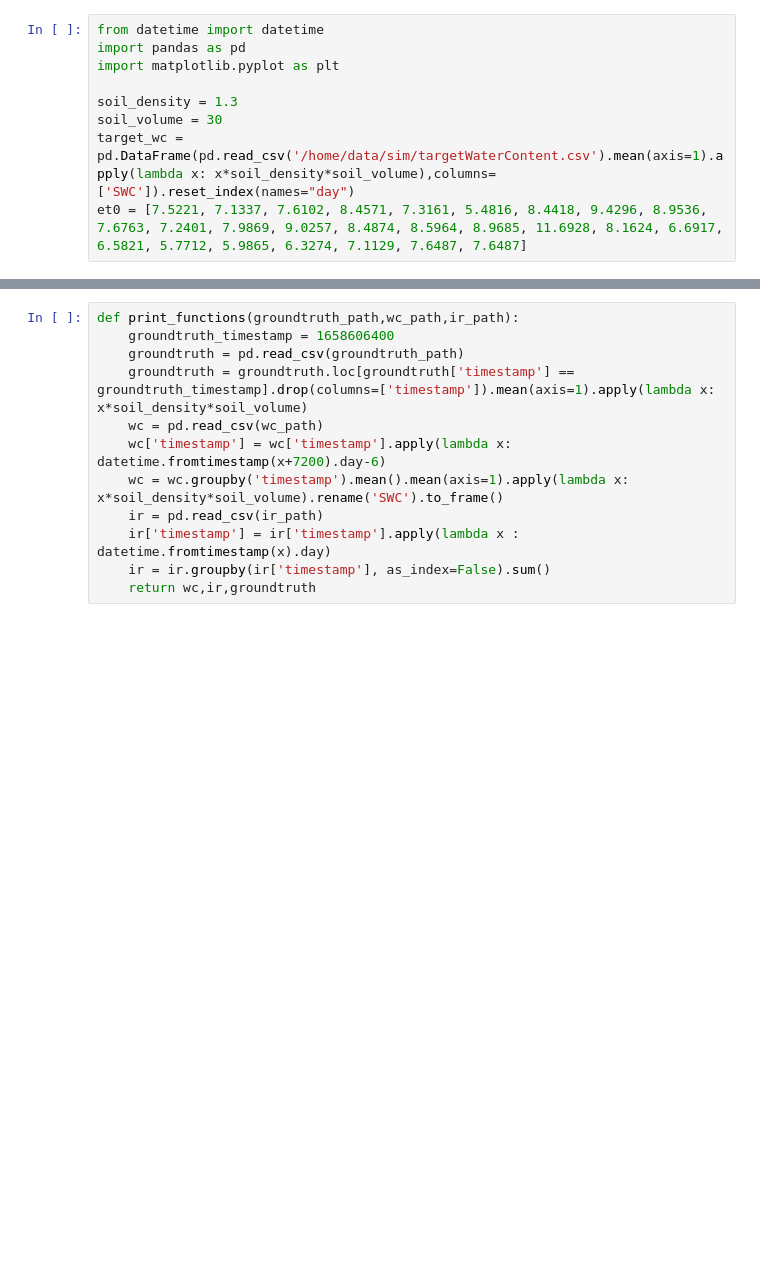
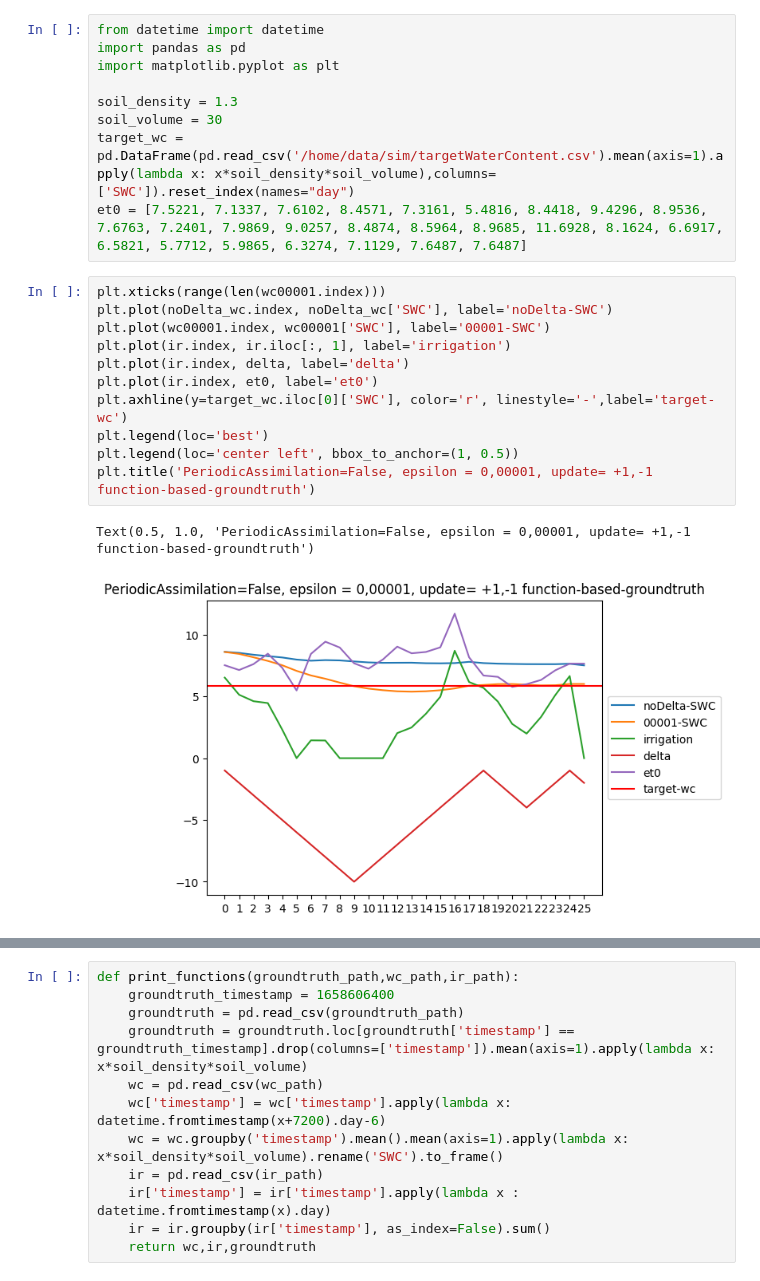
Before and after one commit to josephgiovanelli/et0_calculation, a Jupyter notebook: notebook.ipynb, the cells around one changed output, grey strips where cells are left out. Cells and saved outputs as stored; diff of their text form; blank space fills up the shorter version.

```diff
--- a/notebook.ipynb
+++ b/notebook.ipynb
@@ -307,6 +307,20 @@ soil_density = 1.3
 soil_volume = 30
 target_wc = pd.DataFrame(pd.read_csv('/home/data/sim/targetWaterContent.csv').mean(axis=1).apply(lambda x: x*soil_density*soil_volume),columns=['SWC']).reset_index(names="day")
 et0 = [7.5221, 7.1337, 7.6102, 8.4571, 7.3161, 5.4816, 8.4418, 9.4296, 8.9536, 7.6763, 7.2401, 7.9869, 9.0257, 8.4874, 8.5964, 8.9685, 11.6928, 8.1624, 6.6917, 6.5821, 5.7712, 5.9865, 6.3274, 7.1129, 7.6487, 7.6487]
+# %%
+plt.xticks(range(len(wc00001.index)))
+plt.plot(noDelta_wc.index, noDelta_wc['SWC'], label='noDelta-SWC')
+plt.plot(wc00001.index, wc00001['SWC'], label='00001-SWC')
+plt.plot(ir.index, ir.iloc[:, 1], label='irrigation')
+plt.plot(ir.index, delta, label='delta')
+plt.plot(ir.index, et0, label='et0')
+plt.axhline(y=target_wc.iloc[0]['SWC'], color='r', linestyle='-',label='target-wc')
+plt.legend(loc='best')
+plt.legend(loc='center left', bbox_to_anchor=(1, 0.5))
+plt.title('PeriodicAssimilation=False, epsilon = 0,00001, update= +1,-1 function-based-groundtruth')
+# %% [output]
+Text(0.5, 1.0, 'PeriodicAssimilation=False, epsilon = 0,00001, update= +1,-1 function-based-groundtruth')
+[figure, added]
 # %%
 #Testing with different tolerances
 
```
Also changed, not shown: parts of 8 cells of this notebook, 3 other files.
